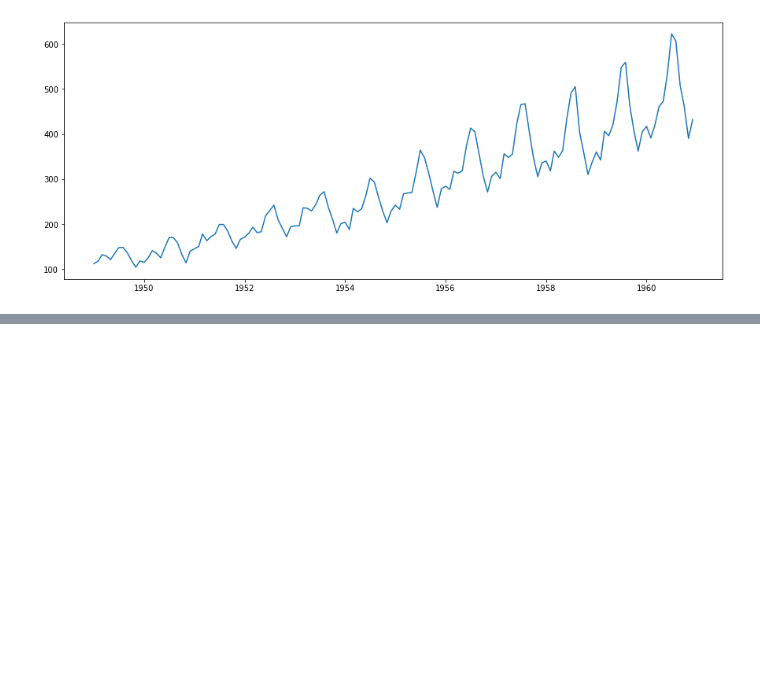
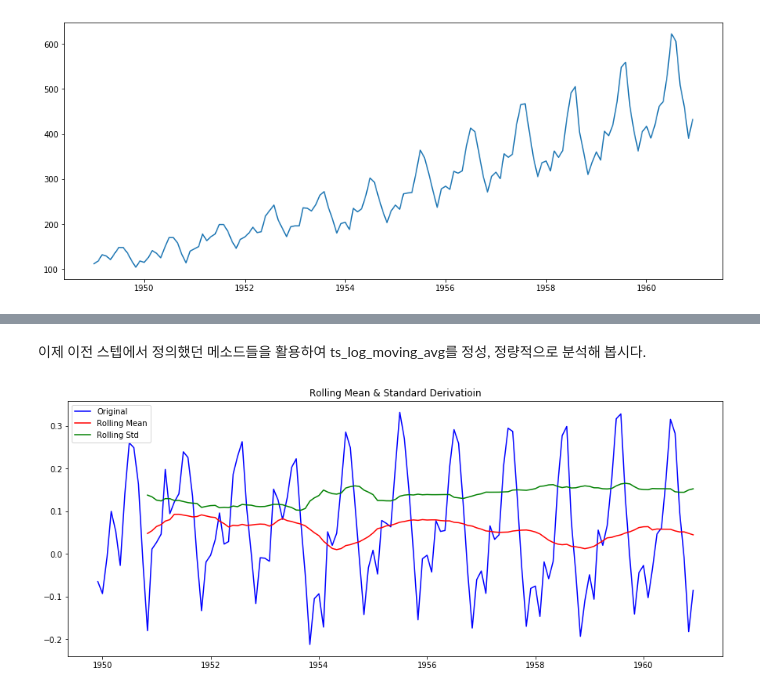
Before and after one commit to jiyeoon/aiffel, a Jupyter notebook: Week3/Exploration6(1).ipynb, the cells around one changed output, grey strips where cells are left out. Cells and saved outputs as stored; diff of their text form; code cells hidden in the pictures; blank space fills up the shorter version.

```diff
--- a/Week3/Exploration6(1).ipynb
+++ b/Week3/Exploration6(1).ipynb
@@ -177,0 +305,4 @@ plt.plot(ts2)
+# %%
+#moving average를 구해서 ts_log에다가 빼줍니다.
+ts_log_moving_avg = ts_log - moving_avg
+ts_log_moving_avg.head(15)
@@ -177,0 +331,3 @@ plt.plot(ts2)
+# %%
+ts_log_moving_avg.dropna(inplace=True)
+ts_log_moving_avg.head(15)
@@ -177,0 +352,6 @@ plt.plot(ts2)
+# %% [markdown]
+이제 이전 스텝에서 정의했던 메소드들을 활용하여 ts_log_moving_avg를 정성, 정량적으로 분석해 봅시다.
+# %%
+plot_rolling_statistics(ts_log_moving_avg)
+# %% [output]
+[figure, added]
```
Also changed, not shown: parts of 53 cells of this notebook.
